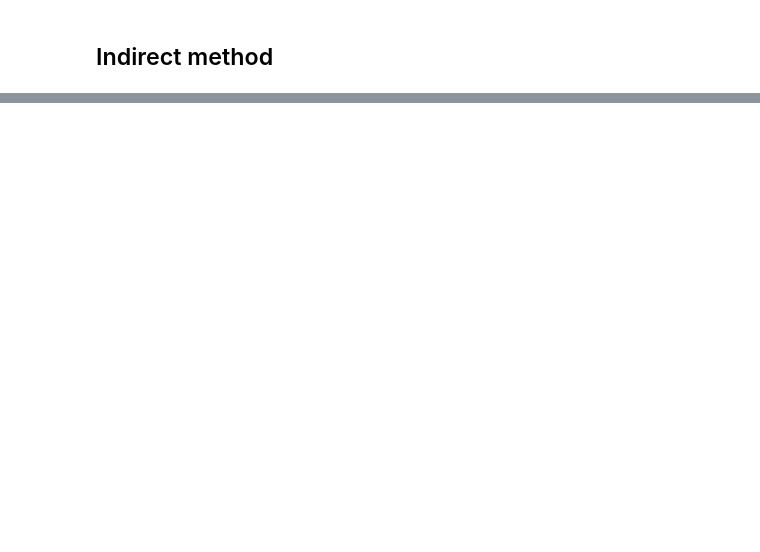
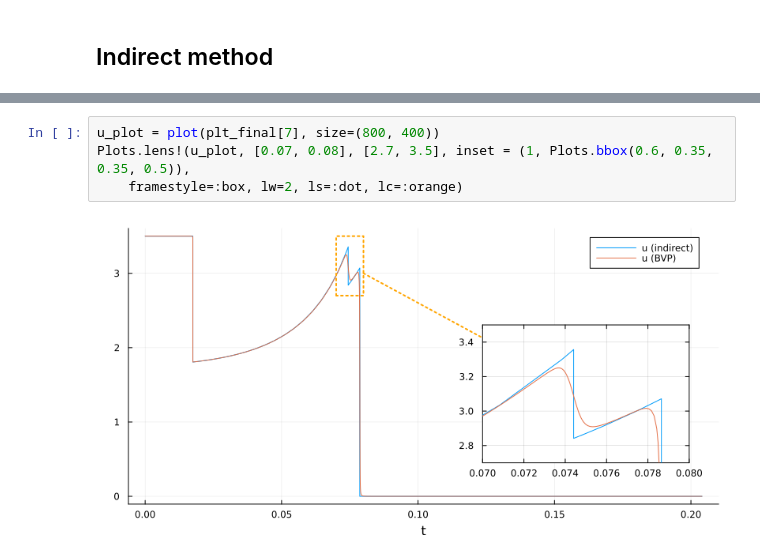
Before and after one commit to control-toolbox/BVP-DAE, a Jupyter notebook: julia/goddard.ipynb, the cells around one changed output, grey strips where cells are left out. Saved outputs shown, nothing was run; the diff lists cells and outputs as text; blank space fills up the shorter version.

```diff
--- a/julia/goddard.ipynb
+++ b/julia/goddard.ipynb
@@ -233,0 +403,6 @@ plot(plt_info_bvp, plt_info_direct; layout=(1, 2), size=(800, 600))
+# %%
+u_plot = plot(plt_final[7], size=(800, 400))
+Plots.lens!(u_plot, [0.07, 0.08], [2.7, 3.5], inset = (1, Plots.bbox(0.6, 0.35, 0.35, 0.5)),
+    framestyle=:box, lw=2, ls=:dot, lc=:orange)
+# %% [output]
+[figure, added]
```
Also changed, not shown: parts of 15 cells of this notebook, 2 other files.
